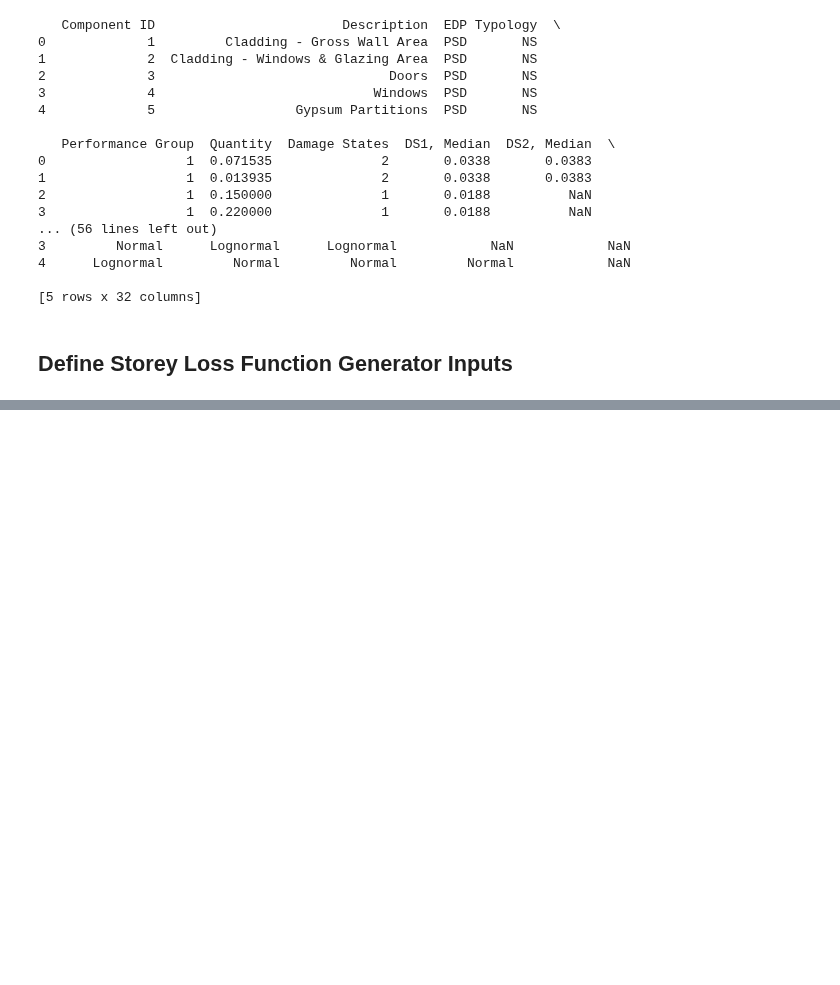
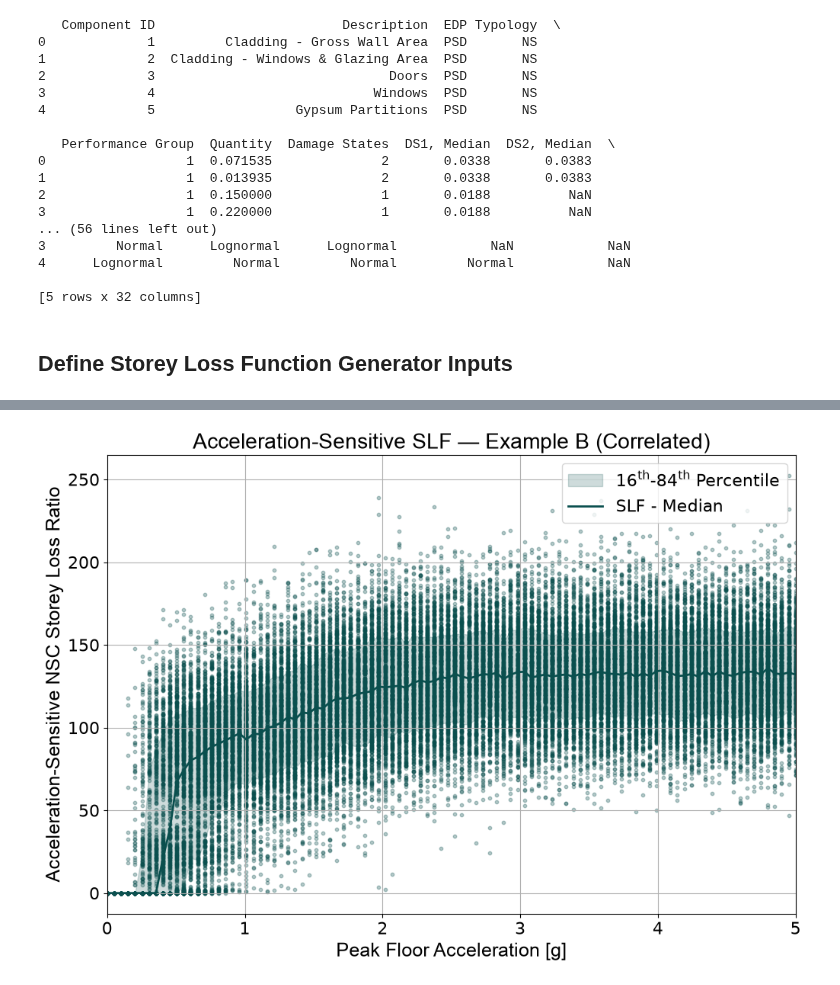
Before and after one commit to GEMScienceTools/oq-vmtk, a Jupyter notebook: demos/StoreyLossFunctionGeneration/StoreyLossFunctionGeneration.ipynb, the cells around one changed output, grey strips where cells are left out. Cells and saved outputs as stored; diff of their text form; code cells hidden in the pictures; blank space fills up the shorter version.

```diff
--- a/demos/StoreyLossFunctionGeneration/StoreyLossFunctionGeneration.ipynb
+++ b/demos/StoreyLossFunctionGeneration/StoreyLossFunctionGeneration.ipynb
@@ -230,0 +250,23 @@ pl.plot_slf_model(out,
+# %%
+pfa_model_b = slfgenerator(inventory_pfa,
+                           edp='PFA',
+                           edp_range=pfa_range,
+                           correlation_tree=correlation_tree_pfa,
+                           grouping_flag=grouping_flag,
+                           conversion=conversion_rate,
+                           realizations=rlz,
+                           replacement_cost=repCost)
+
+out_b_pfa, cache_b_pfa = pfa_model_b.generate()
+export_to_pkl('./out/slf_accel_B.pkl', out_b_pfa)
+# %%
+pl.plot_slf_model(out_b_pfa,
+                  cache_b_pfa,
+                  edp_label='Peak Floor Acceleration [g]',
+                  loss_label='Acceleration-Sensitive NSC Storey Loss Ratio',
+                  xlims=[0, 5],
+                  ylims=None,
+                  title='Acceleration-Sensitive SLF — Example B (Correlated)',
+                  export_path='./out/accel_slf_B.png')
+# %% [output]
+[figure, added]
```
Also changed, not shown: parts of 20 cells of this notebook, 25 other files.
